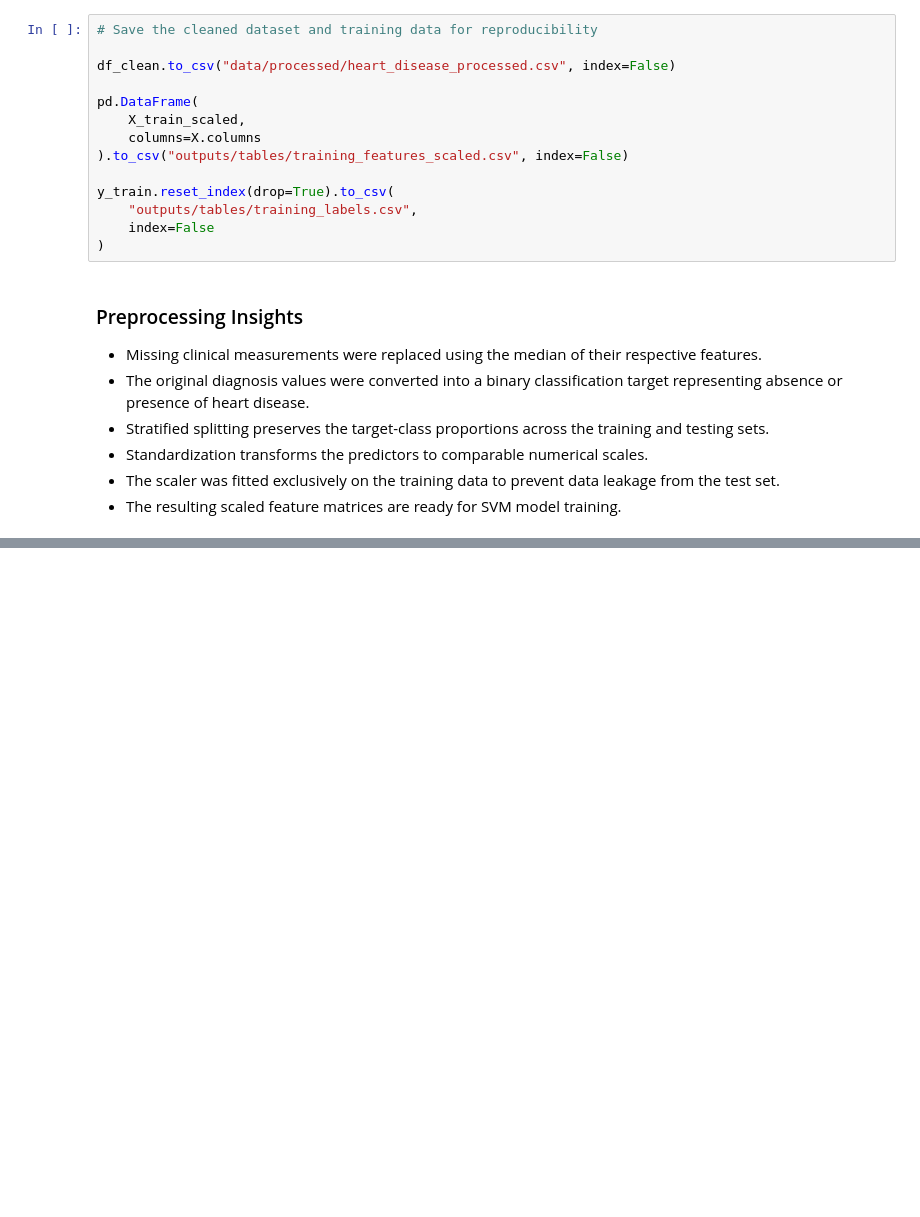
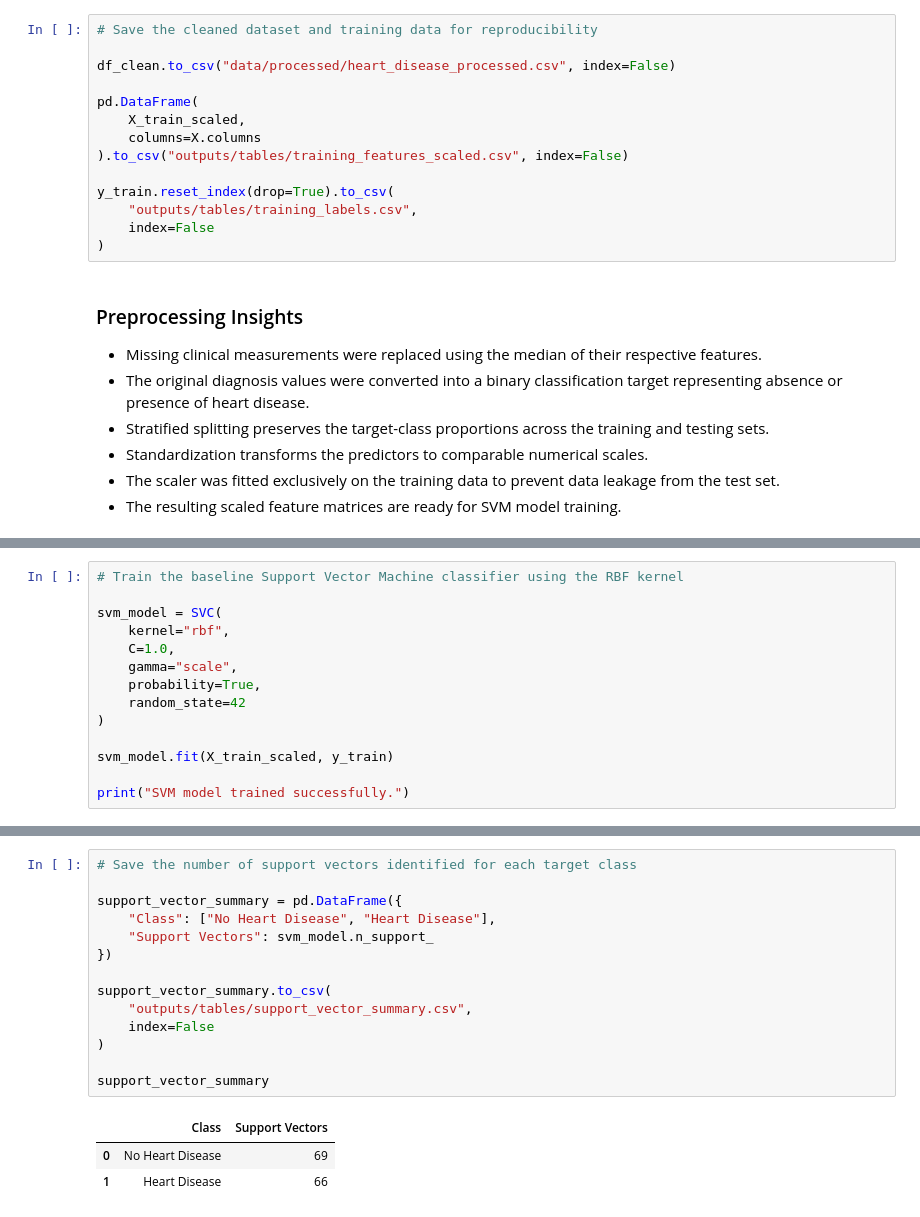
Before and after one commit to Pralishatripathy000/ml-support-vector-machine, a Jupyter notebook: notebook.ipynb, the cells around one changed output, grey strips where cells are left out. Cells and saved outputs as stored; diff of their text form; blank space fills up the shorter version.

Commit message:
Train baseline RBF SVM model

```diff
--- a/notebook.ipynb
+++ b/notebook.ipynb
@@ -499,0 +508,14 @@ y_train.reset_index(drop=True).to_csv(
+# %%
+# Train the baseline Support Vector Machine classifier using the RBF kernel
+
+svm_model = SVC(
+    kernel="rbf",
+    C=1.0,
+    gamma="scale",
+    probability=True,
+    random_state=42
+)
+
+svm_model.fit(X_train_scaled, y_train)
+
+print("SVM model trained successfully.")
@@ -499,0 +538,18 @@ y_train.reset_index(drop=True).to_csv(
+# %%
+# Save the number of support vectors identified for each target class
+
+support_vector_summary = pd.DataFrame({
+    "Class": ["No Heart Disease", "Heart Disease"],
+    "Support Vectors": svm_model.n_support_
+})
+
+support_vector_summary.to_csv(
+    "outputs/tables/support_vector_summary.csv",
+    index=False
+)
+
+support_vector_summary
+# %% [output]
+|  | Class | Support Vectors |
+| 0 | No Heart Disease | 69 |
+| 1 | Heart Disease | 66 |
```
Also changed, not shown: parts of 4 cells of this notebook, 1 other file.
